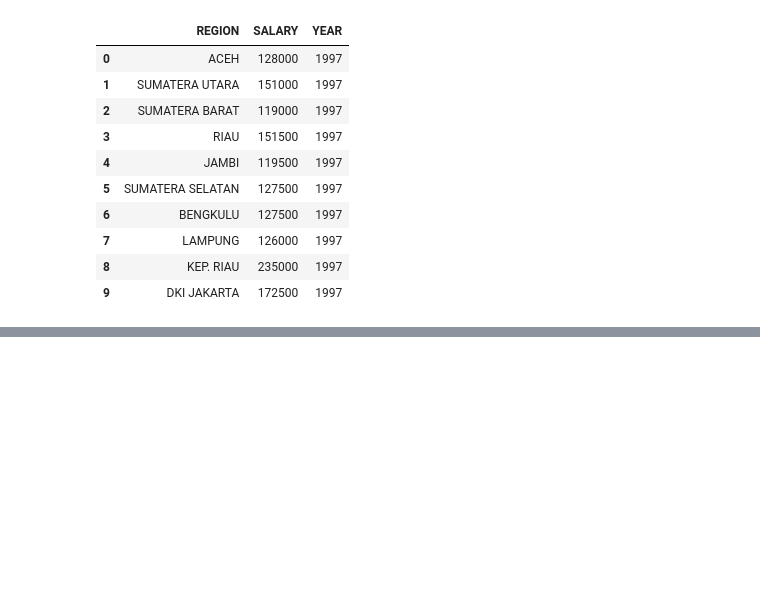
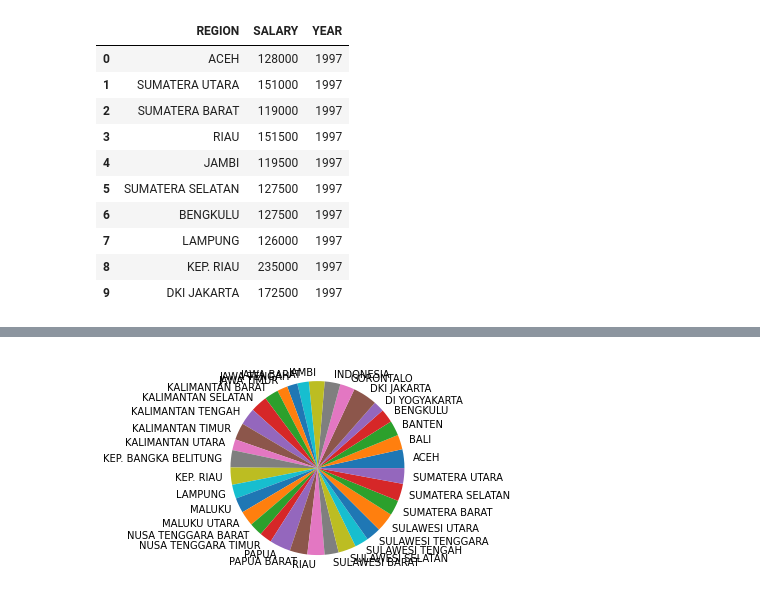
Before and after one commit to aricahyasaputra/data-sains-course-assigment-, a Jupyter notebook: Week 4/Tugas_4_Data_Sains.ipynb, the cells around one changed output, grey strips where cells are left out. Drawn from its saved outputs; the diff is of its cells as text; code cells hidden in the pictures; blank space fills up the shorter version.

```diff
--- a/Week 4/Tugas_4_Data_Sains.ipynb
+++ b/Week 4/Tugas_4_Data_Sains.ipynb
@@ -53,0 +57,3 @@ sorted_df["SALARY"]
+# %%
+region = df["REGION"].drop_duplicates().sort_values()
+region
@@ -53,0 +78,3 @@ sorted_df["SALARY"]
+# %%
+sorted_df = df.groupby("REGION").sum()
+sorted_df
@@ -53,0 +100,8 @@ sorted_df["SALARY"]
+# %%
+plt.pie(
+    sorted_df,
+    labels=region
+)
+plt.show()
+# %% [output]
+[figure, added]
```
Also changed, not shown: parts of 3 cells of this notebook.
